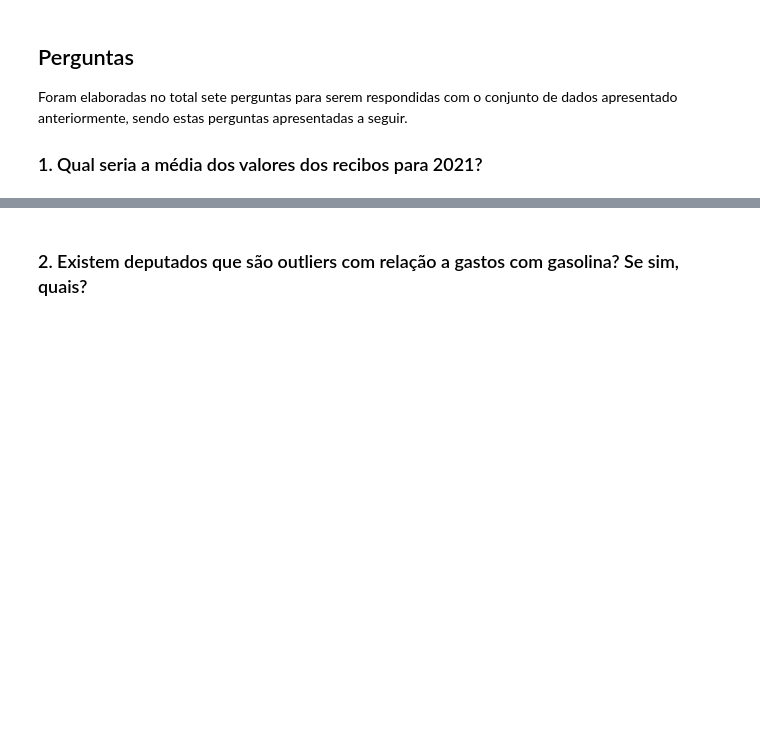
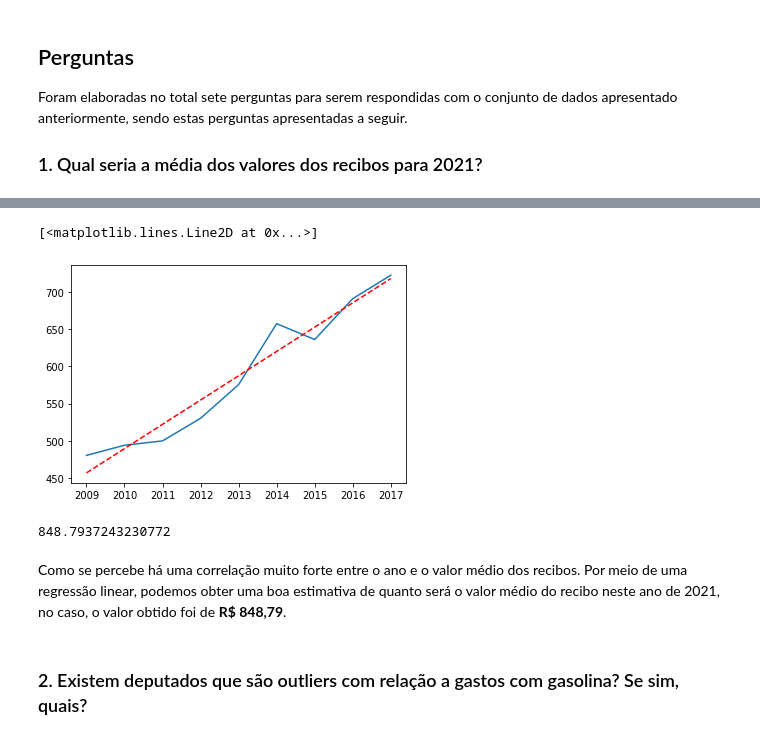
Before and after one commit to DefinitelyNotACactus/Chamber-of-Deputies-Reimbursements, a Jupyter notebook: Projeto Final.ipynb, the cells around one changed output, grey strips where cells are left out. Cells and saved outputs as stored; diff of their text form; code cells hidden in the pictures; blank space fills up the shorter version.

```diff
--- a/Projeto Final.ipynb
+++ b/Projeto Final.ipynb
@@ -23,3 +84,17 @@ Foram elaboradas no total sete perguntas para serem respondidas com o conjunto d
+# %%
+yhat = [predict(year) for year in range(2009, 2018)]
+
+plt.plot(dft.index, dft['receipt_value'])
+plt.plot(dft.index, yhat, 'r--')
+# %% [output]
+[<matplotlib.lines.Line2D at 0x...>]
+[figure, added]
+# %%
+predict(2021)
+# %% [output]
+848.7937243230772
+# %% [markdown]
+Como se percebe há uma correlação muito forte entre o ano e o valor médio dos recibos. Por meio de uma regressão linear, podemos obter uma boa estimativa de quanto será o valor médio do recibo neste ano de 2021, no caso, o valor obtido foi de **R\$ 848,79**.
 # %% [markdown]
 ### 2. Existem deputados que são outliers com relação a gastos com gasolina? Se sim, quais?
 # %%
```
Also changed, not shown: parts of 11 cells of this notebook.
